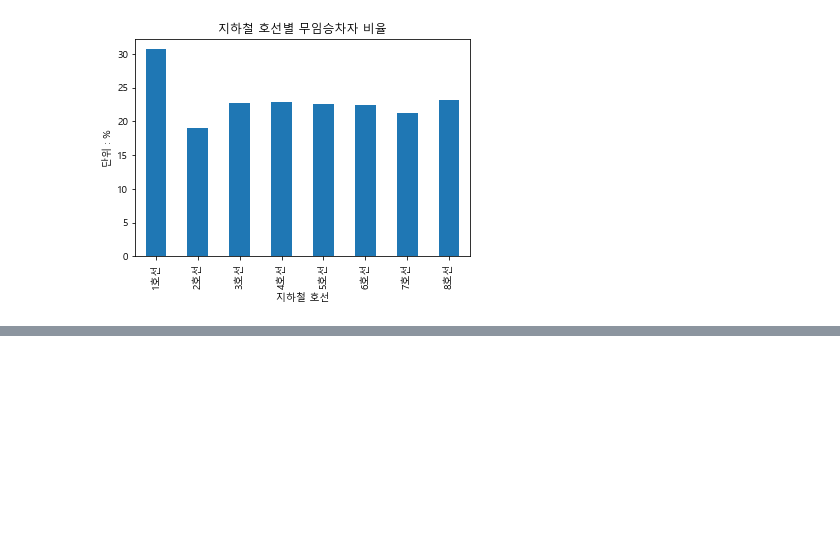
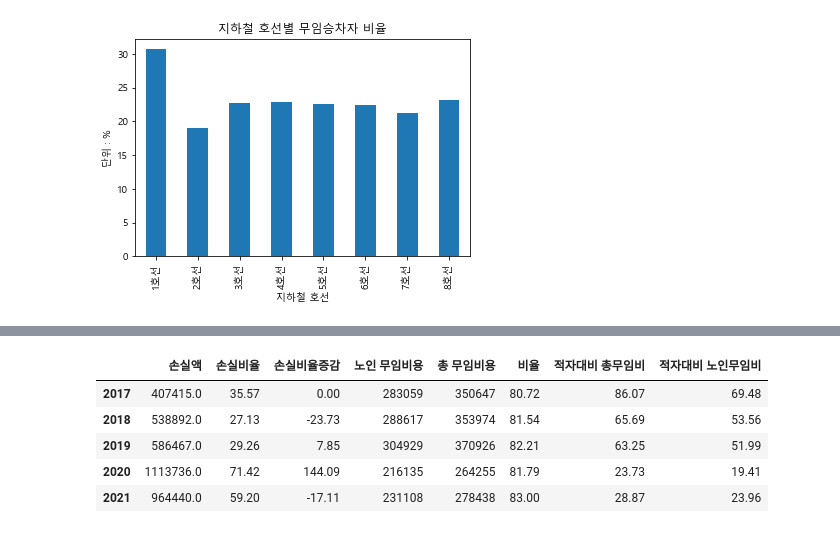
Before and after one commit to limjs1024/semi-project, a Jupyter notebook: teamprject.ipynb, the cells around one changed output, grey strips where cells are left out. Saved outputs shown, nothing was run; the diff lists cells and outputs as text; code cells hidden in the pictures; blank space fills up the shorter version.

```diff
--- a/teamprject.ipynb
+++ b/teamprject.ipynb
@@ -1364,0 +1431,3 @@ Text(0, 0.5, '단위 : %')
+# %%
+loss_free=pd.concat([loss2,seoul_old5],axis=1)
+loss_free
@@ -1364,0 +1441,9 @@ Text(0, 0.5, '단위 : %')
+# %%
+l_f2017= round(loss_free['총 무임비용']['2017']/loss_free['손실액']['2017']*100, 2)
+l_f2018= round(loss_free['총 무임비용']['2018']/loss_free['손실액']['2018']*100, 2)
+l_f2019= round(loss_free['총 무임비용']['2019']/loss_free['손실액']['2019']*100, 2)
+l_f2020= round(loss_free['총 무임비용']['2020']/loss_free['손실액']['2020']*100, 2)
+l_f2021= round(loss_free['총 무임비용']['2021']/loss_free['손실액']['2021']*100, 2)
+# %%
+loss_free['적자대비 총무임비']=[l_f2017,l_f2018,l_f2019,l_f2020,l_f2021]
+loss_free
@@ -1364,0 +1457,16 @@ Text(0, 0.5, '단위 : %')
+# %%
+l_g_f2017= round(loss_free['노인 무임비용']['2017']/loss_free['손실액']['2017']*100, 2)
+l_g_f2018= round(loss_free['노인 무임비용']['2018']/loss_free['손실액']['2018']*100, 2)
+l_g_f2019= round(loss_free['노인 무임비용']['2019']/loss_free['손실액']['2019']*100, 2)
+l_g_f2020= round(loss_free['노인 무임비용']['2020']/loss_free['손실액']['2020']*100, 2)
+l_g_f2021= round(loss_free['노인 무임비용']['2021']/loss_free['손실액']['2021']*100, 2)
+# %%
+loss_free['적자대비 노인무임비']=[l_g_f2017,l_g_f2018,l_g_f2019,l_g_f2020,l_g_f2021]
+loss_free
+# %% [output]
+|  | 손실액 | 손실비율 | 손실비율증감 | 노인 무임비용 | 총 무임비용 | 비율 | 적자대비 총무임비 | 적자대비 노인무임비 |
+| 2017 | 407415.0 | 35.57 | 0.00 | 283059 | 350647 | 80.72 | 86.07 | 69.48 |
+| 2018 | 538892.0 | 27.13 | -23.73 | 288617 | 353974 | 81.54 | 65.69 | 53.56 |
+| 2019 | 586467.0 | 29.26 | 7.85 | 304929 | 370926 | 82.21 | 63.25 | 51.99 |
+| 2020 | 1113736.0 | 71.42 | 144.09 | 216135 | 264255 | 81.79 | 23.73 | 19.41 |
+| 2021 | 964440.0 | 59.20 | -17.11 | 231108 | 278438 | 83.00 | 28.87 | 23.96 |
```
Also changed, not shown: parts of 17 cells of this notebook.
